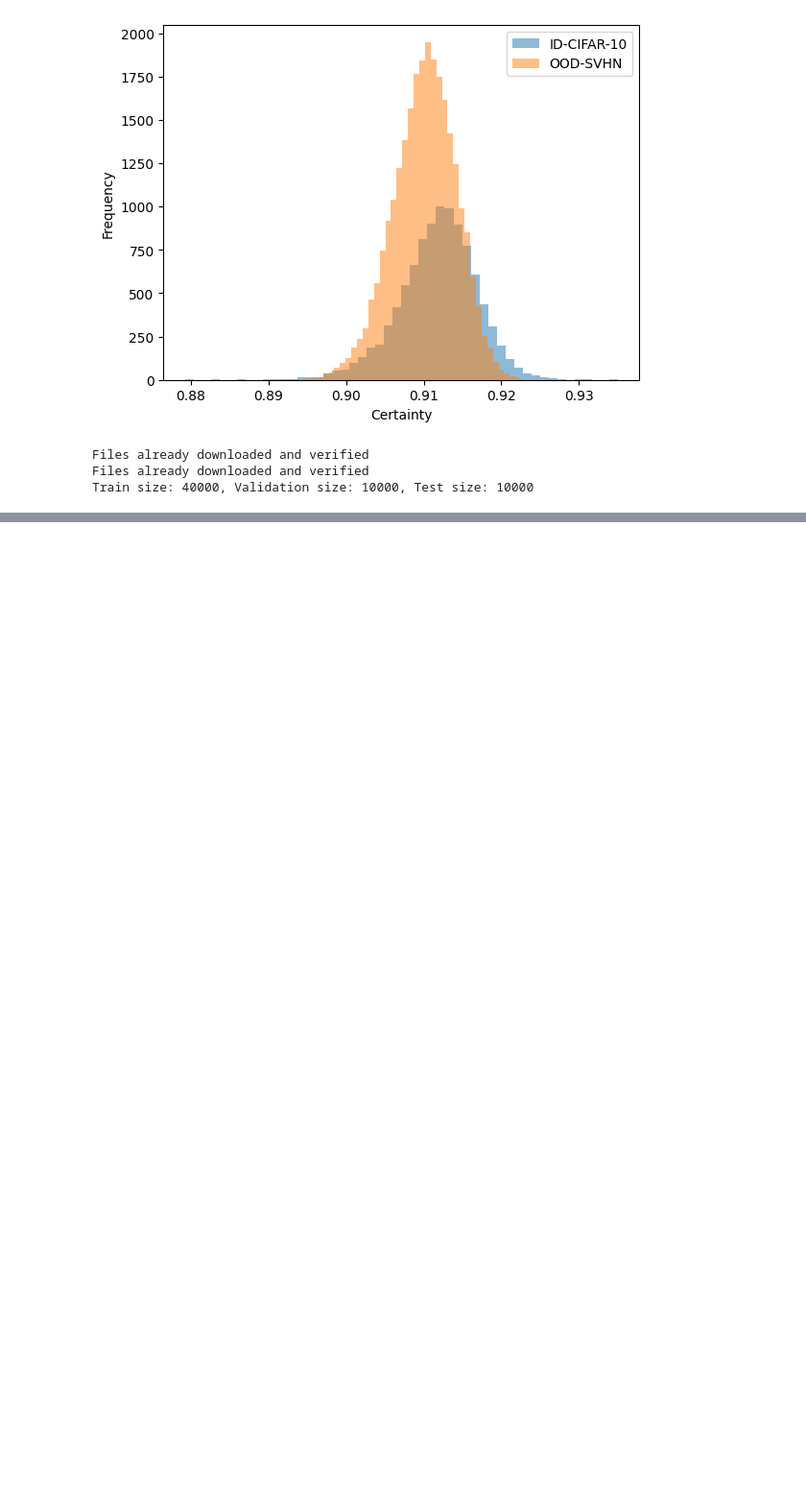
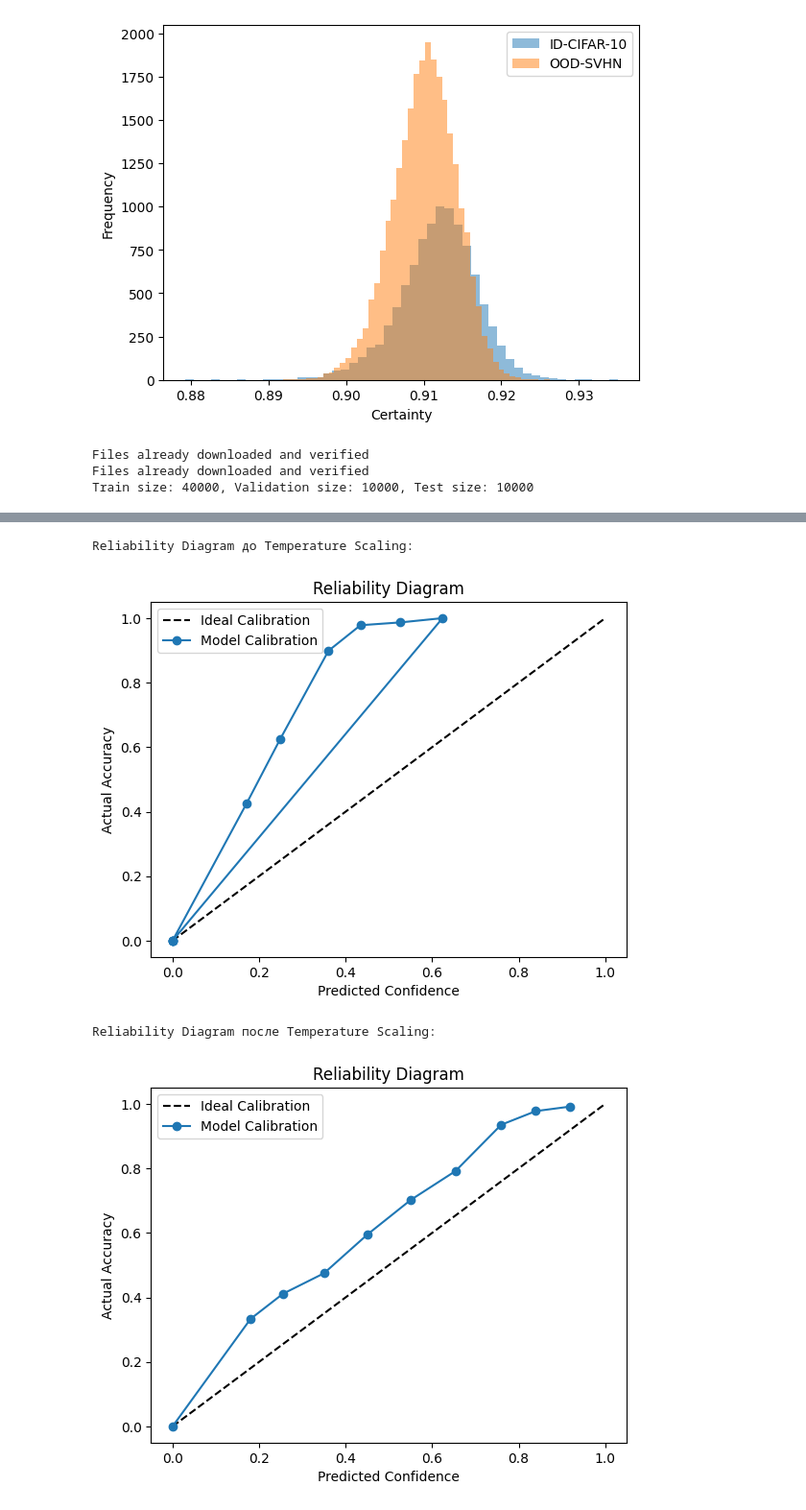
Before and after one commit to RenatFaiz/OOD-with-torch-uncertainty, a Jupyter notebook: torch_uncertainty.ipynb, the cells around one changed output, grey strips where cells are left out. Shown: that part at 96% size. Saved outputs shown, nothing was run; the diff lists cells and outputs as text; code cells hidden in the pictures; blank space fills up the shorter version.

```diff
--- a/torch_uncertainty.ipynb
+++ b/torch_uncertainty.ipynb
@@ -606,0 +607,44 @@ ECE после TS: 0.1481
+# %%
+# Reliability Diagram (График калибровки)
+import matplotlib.pyplot as plt
+
+def reliability_diagram(logits, labels, n_bins=10):
+    probs = torch.softmax(logits, dim=1)
+    max_probs, preds = torch.max(probs, dim=1)
+    accuracy = (preds == labels).float()
+
+    bin_boundaries = torch.linspace(0, 1, n_bins + 1)
+    bin_centers = (bin_boundaries[:-1] + bin_boundaries[1:]) / 2
+
+    avg_confidence = []
+    avg_accuracy = []
+
+    for bin_lower, bin_upper in zip(bin_boundaries[:-1], bin_boundaries[1:]):
+        in_bin = (max_probs >= bin_lower) & (max_probs < bin_upper)
+        if in_bin.sum() == 0:
+            avg_confidence.append(0)
+            avg_accuracy.append(0)
+        else:
+            avg_confidence.append(max_probs[in_bin].mean().item())
+            avg_accuracy.append(accuracy[in_bin].mean().item())
+
+    plt.plot([0, 1], [0, 1], "k--", label="Ideal Calibration")
+    plt.plot(avg_confidence, avg_accuracy, marker="o", label="Model Calibration")
+    plt.xlabel("Predicted Confidence")
+    plt.ylabel("Actual Accuracy")
+    plt.title("Reliability Diagram")
+    plt.legend()
+    plt.show()
+
+# График до Temperature Scaling
+print("Reliability Diagram до Temperature Scaling:")
+reliability_diagram(logits, labels)
+
+# График после Temperature Scaling
+print("Reliability Diagram после Temperature Scaling:")
+reliability_diagram(ts_model(logits), labels)
+# %% [output]
+Reliability Diagram до Temperature Scaling:
+[figure, added]
+Reliability Diagram после Temperature Scaling:
+[figure, added]
```
Also changed, not shown: parts of 6 cells of this notebook.
